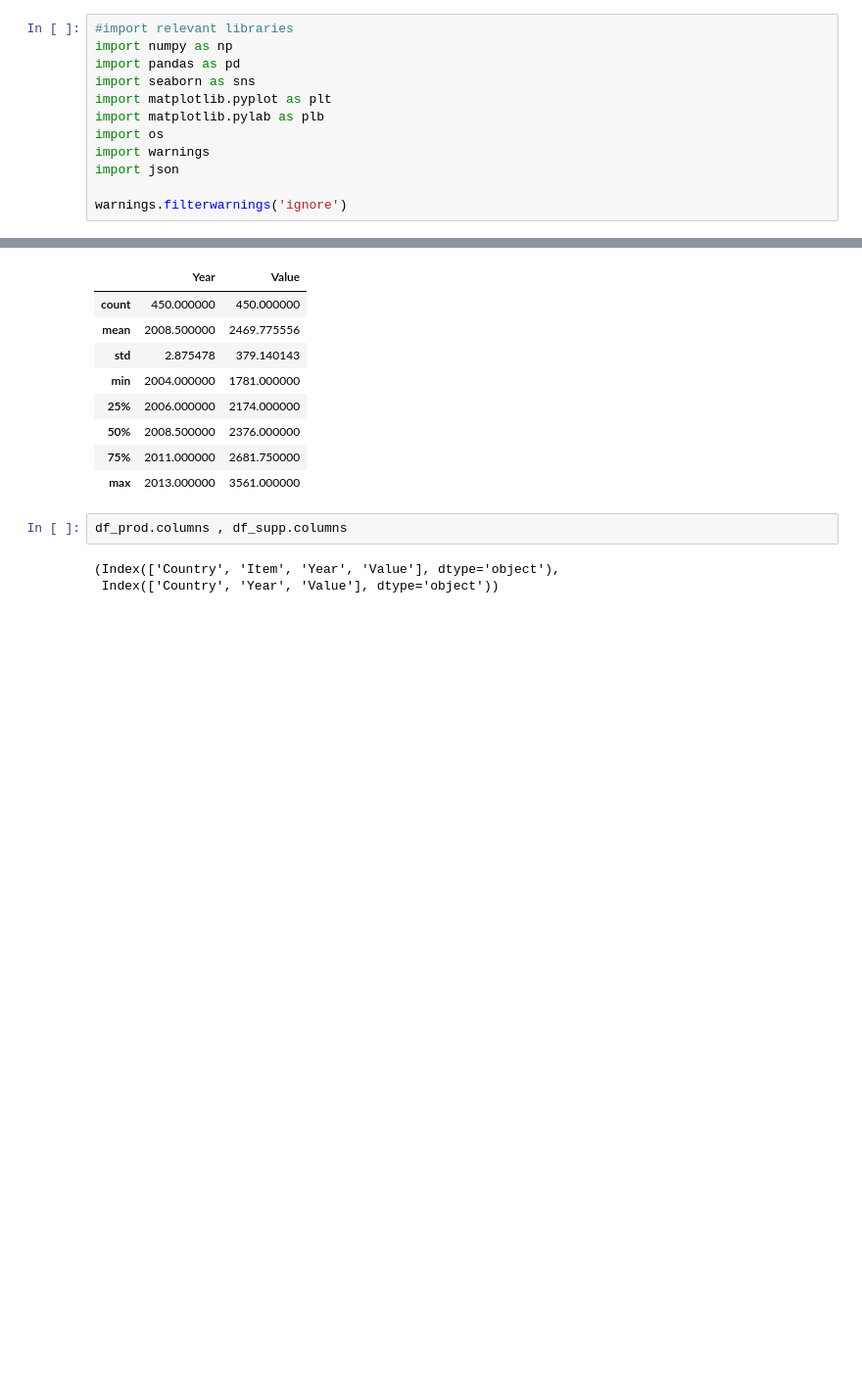
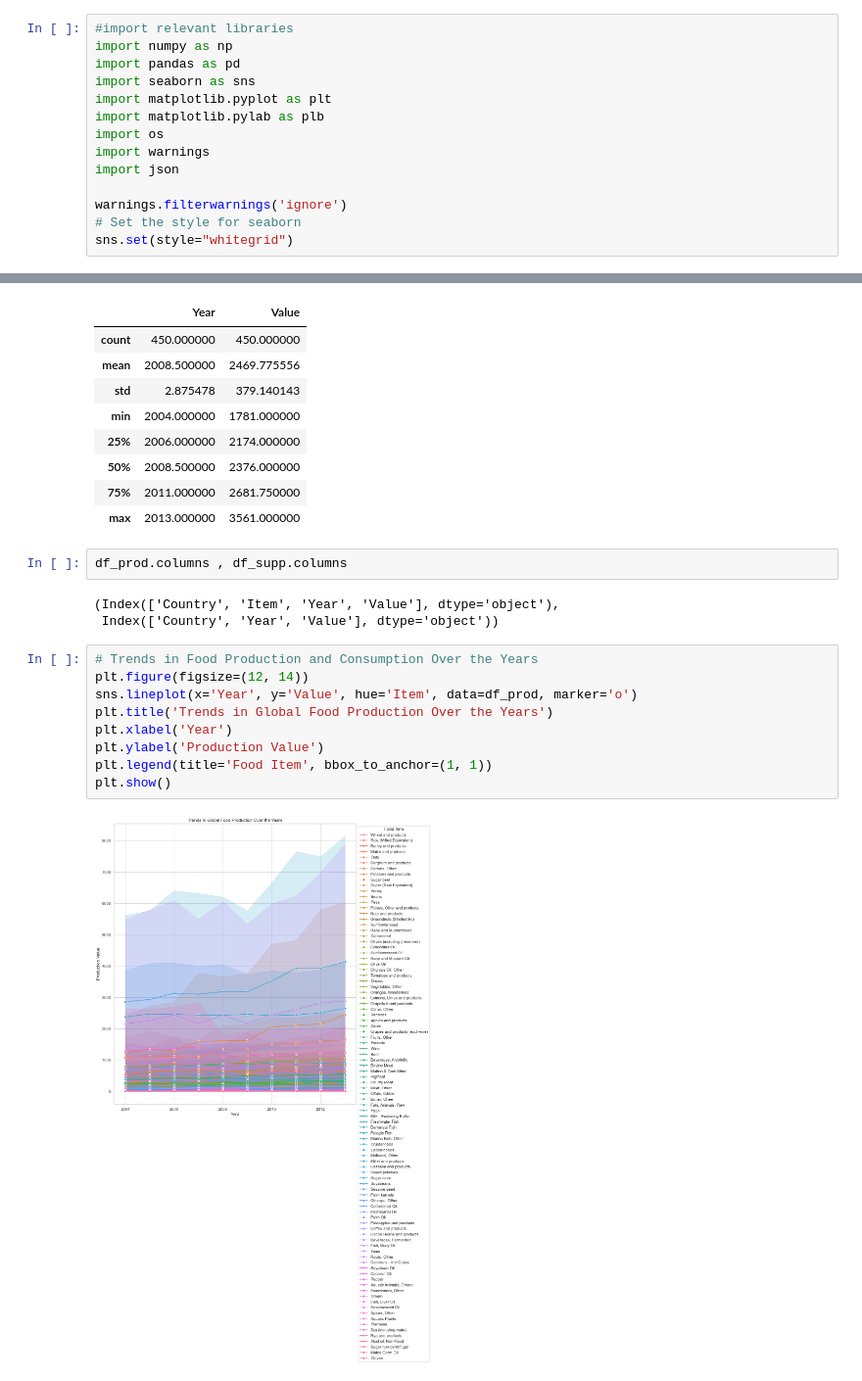
Before and after one commit to Gbekoilias/Stage-D-Exercise, a Jupyter notebook: Notebook/Notebook (Tag Along Project).ipynb, the cells around one changed output, grey strips where cells are left out. Shown at 98% size. Saved outputs shown, nothing was run; the diff lists cells and outputs as text; blank space fills up the shorter version.

```diff
--- a/Notebook/Notebook (Tag Along Project).ipynb
+++ b/Notebook/Notebook (Tag Along Project).ipynb
@@ -10,6 +10,8 @@ import warnings
 import json
 
 warnings.filterwarnings('ignore')
+# Set the style for seaborn
+sns.set(style="whitegrid")
 # %%
 #load all related dataset
 df_prod= pd.read_csv('C:/Users/DONKAMS/Downloads/Stage-D-Exercise/Dataset (Prep)/Africa Food Production (2004 - 2013).csv')
@@ -96,3 +98,14 @@ df_prod.columns , df_supp.columns
 # %% [output]
 (Index(['Country', 'Item', 'Year', 'Value'], dtype='object'),
  Index(['Country', 'Year', 'Value'], dtype='object'))
+# %%
+# Trends in Food Production and Consumption Over the Years
+plt.figure(figsize=(12, 14))
+sns.lineplot(x='Year', y='Value', hue='Item', data=df_prod, marker='o')
+plt.title('Trends in Global Food Production Over the Years')
+plt.xlabel('Year')
+plt.ylabel('Production Value')
+plt.legend(title='Food Item', bbox_to_anchor=(1, 1))
+plt.show()
+# %% [output]
+[figure, added]
```
Also changed, not shown: parts of 12 cells of this notebook.
